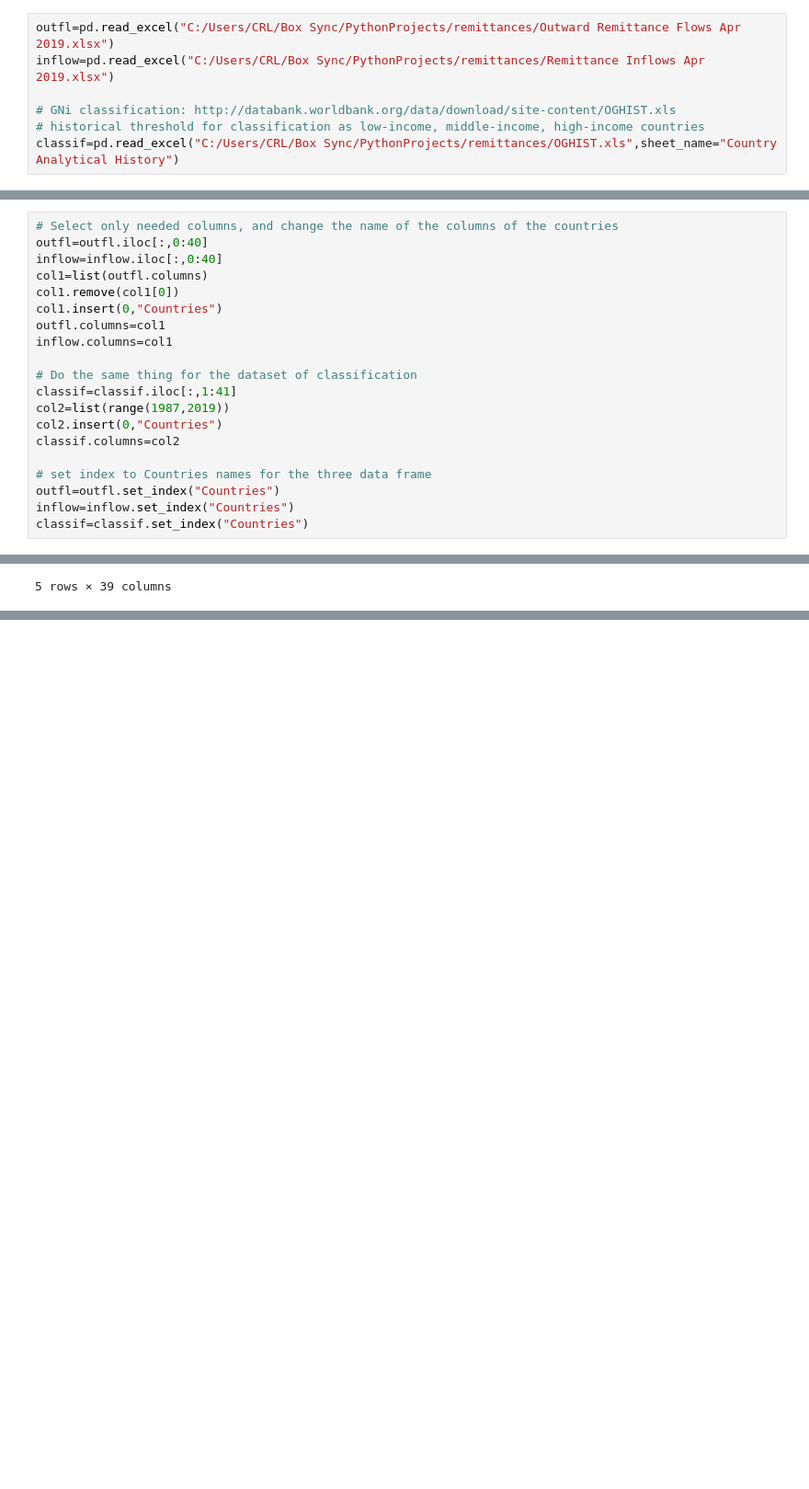
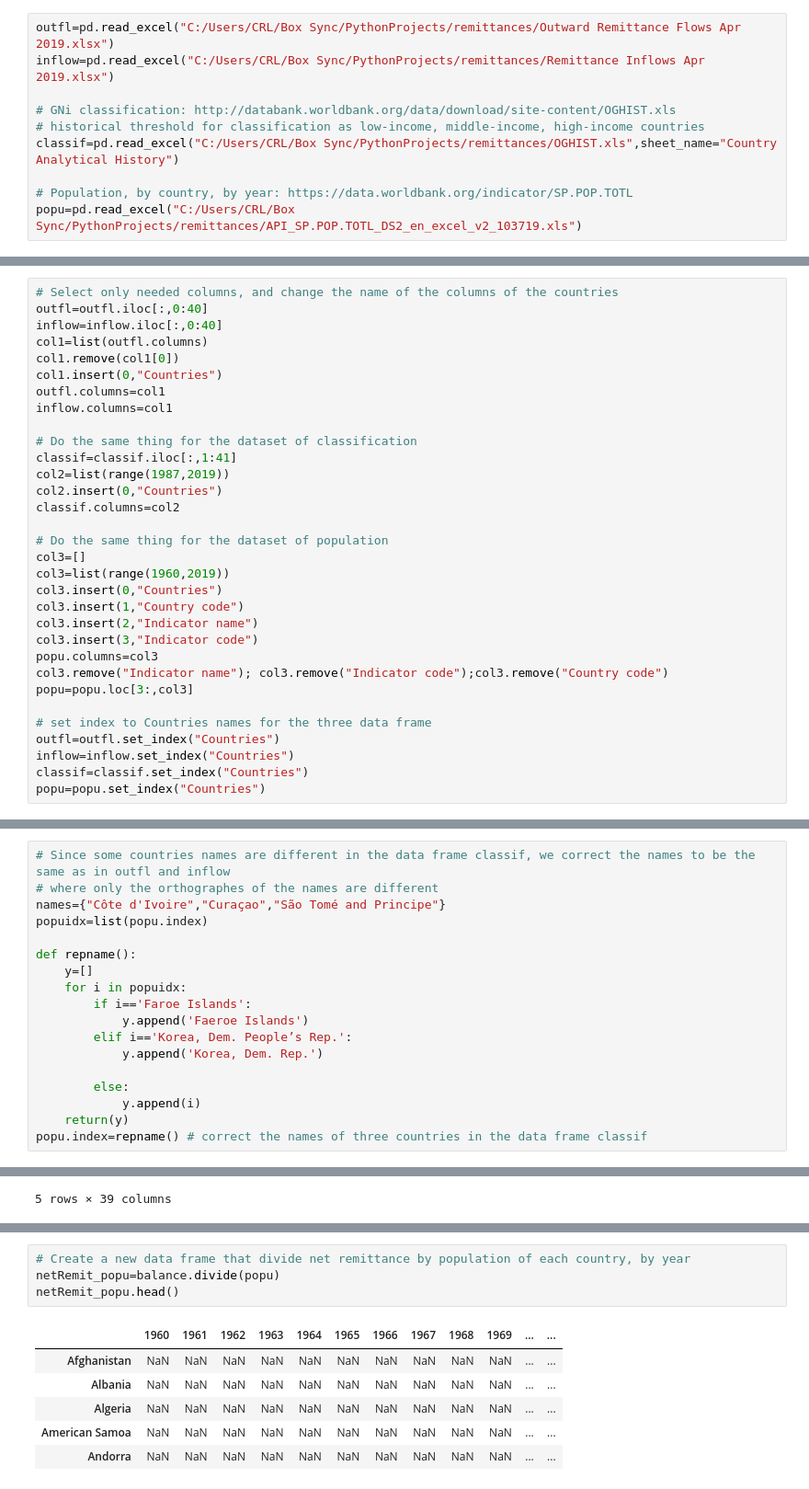
Before and after one commit to raulincadet/remittances_low-income, a Jupyter notebook: remittances2.ipynb, the cells around one changed output, grey strips where cells are left out. Shown at 92% size. Saved outputs shown, nothing was run; the diff lists cells and outputs as text; blank space fills up the shorter version.

Commit message:
Add files via upload
This version considers the population to compute the net remittance per capita and compare its mean among the income-level country groups.

```diff
--- a/remittances2.ipynb
+++ b/remittances2.ipynb
@@ -21,6 +21,9 @@ inflow=pd.read_excel("C:/Users/CRL/Box Sync/PythonProjects/remittances/Remittanc
 # GNi classification: http://databank.worldbank.org/data/download/site-content/OGHIST.xls
 # historical threshold for classification as low-income, middle-income, high-income countries
 classif=pd.read_excel("C:/Users/CRL/Box Sync/PythonProjects/remittances/OGHIST.xls",sheet_name="Country Analytical History")
+
+# Population, by country, by year: https://data.worldbank.org/indicator/SP.POP.TOTL
+popu=pd.read_excel("C:/Users/CRL/Box Sync/PythonProjects/remittances/API_SP.POP.TOTL_DS2_en_excel_v2_103719.xls")
 # %% [markdown]
 ### Cleaning of data
 In this section, we verify if there are some inaccurate records in the data, and we clean them when they are identified. We remove unecessary rows and columns; we also change the type of missing data that are string to NaN float type. In spite that all the three dataset are provided by the same institution, there are some differences in the name of the countries. We identify the differences in the spelling of the name of some countries from a dataset to another. Then, we correct them to have the same spelling for the three dataset.
@@ -80,10 +93,22 @@ col2=list(range(1987,2019))
 col2.insert(0,"Countries")
 classif.columns=col2
 
+# Do the same thing for the dataset of population
+col3=[]
+col3=list(range(1960,2019))
+col3.insert(0,"Countries")
+col3.insert(1,"Country code")
+col3.insert(2,"Indicator name")
+col3.insert(3,"Indicator code")
+popu.columns=col3
+col3.remove("Indicator name"); col3.remove("Indicator code");col3.remove("Country code")
+popu=popu.loc[3:,col3]
+
 # set index to Countries names for the three data frame
 outfl=outfl.set_index("Countries")
 inflow=inflow.set_index("Countries")
 classif=classif.set_index("Countries")
+popu=popu.set_index("Countries")
 # %%
 # Select only rows related to the countries - Zimbabwe is the last country in all the data frames
 inflow=inflow.loc[:"Zimbabwe",:]
@@ -151,6 +197,24 @@ def repname():
             y.append(i)
     return(y)
 classif.index=repname() # correct the names of three countries in the data frame classif
+# %%
+# Since some countries names are different in the data frame classif, we correct the names to be the same as in outfl and inflow
+# where only the orthographes of the names are different
+names={"Côte d'Ivoire","Curaçao","São Tomé and Principe"}
+popuidx=list(popu.index)
+
+def repname():
+    y=[]
+    for i in popuidx:
+        if i=='Faroe Islands':
+            y.append('Faeroe Islands')
+        elif i=='Korea, Dem. People’s Rep.':
+            y.append('Korea, Dem. Rep.')
+
+        else:
+            y.append(i)
+    return(y)
+popu.index=repname() # correct the names of three countries in the data frame classif
 # %%
 country_dif(x=list(outfl.index),y=list(classif.index)) # verify if these three names appear
                                     # among the list of names that are different when comparing the data
@@ -291,0 +434,11 @@ Although low-income level countries are still net remittance receivers, consider
+# %%
+# Create a new data frame that divide net remittance by population of each country, by year
+netRemit_popu=balance.divide(popu)
+netRemit_popu.head()
+# %% [output]
+|  | 1960 | 1961 | 1962 | 1963 | 1964 | 1965 | 1966 | 1967 | 1968 | 1969 | ... | ... |
+| Afghanistan | NaN | NaN | NaN | NaN | NaN | NaN | NaN | NaN | NaN | NaN | ... | ... |
+| Albania | NaN | NaN | NaN | NaN | NaN | NaN | NaN | NaN | NaN | NaN | ... | ... |
+| Algeria | NaN | NaN | NaN | NaN | NaN | NaN | NaN | NaN | NaN | NaN | ... | ... |
+| American Samoa | NaN | NaN | NaN | NaN | NaN | NaN | NaN | NaN | NaN | NaN | ... | ... |
+| Andorra | NaN | NaN | NaN | NaN | NaN | NaN | NaN | NaN | NaN | NaN | ... | ... |
```
Also changed, not shown: parts of 21 cells of this notebook.
